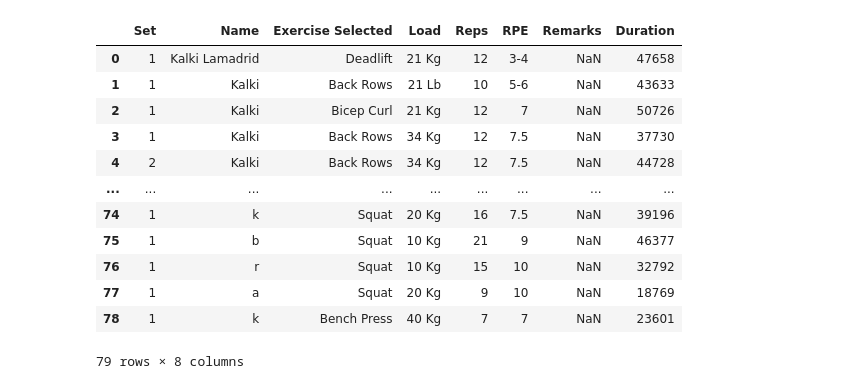
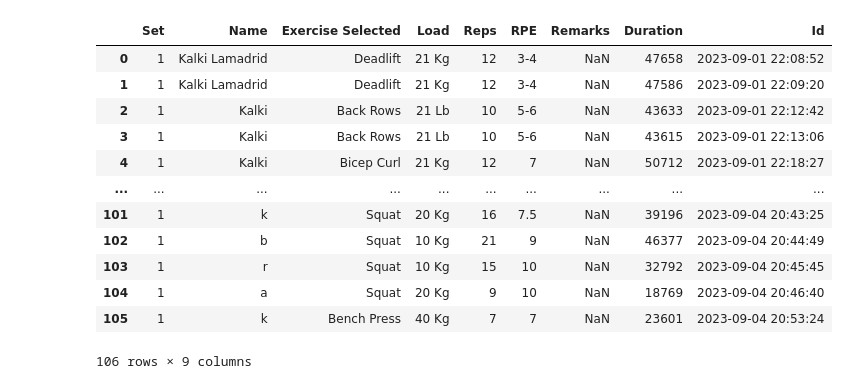
Before and after one commit to mujugen/MMDataViewer, a Jupyter notebook: script.ipynb, the cells around one changed output. Drawn from its saved outputs; the diff is of its cells as text; code cells hidden in the pictures.

```diff
--- a/script.ipynb
+++ b/script.ipynb
@@ -4,17 +4,21 @@ import matplotlib.pyplot as plt
 from datetime import datetime
 import matplotlib.gridspec as gridspec
 import textwrap
+import os
 
-def load_data(file_path, column_time, record_index):
+def load_data(file_path, column_time):
     df = pd.read_csv(file_path)
 
     # Remove rows where TimeIndice is NaN
     df = df[df[column_time].notna()]
 
+    return df
+
+def extract_timestamps(df, column_time, record_index):
     series_time = df[column_time].iloc[record_index]
     timestamps = [datetime.strptime(x.strip(), '%H:%M:%S.%f') for x in series_time.split(';') if x.strip()]
 
-    return df, timestamps
+    return timestamps
 
 def plot_data(df, timestamps, columns, record_index):
     n = len(columns)
@@ -55,11 +59,28 @@ def plot_data(df, timestamps, columns, record_index):
     plt.tight_layout()
     plt.show()
 
-file_path = "./sep5.csv"
-column_time = 'TimeIndice'
-record_index = -1  # make sure this index is still valid after filtering NaN
-time_series_columns = ['HeartRate', 'VelocityX', 'VelocityY', 'VelocityZ', 'RotationX', 'RotationY', 'RotationZ']
+# Get a list of CSV files in the current directory
+csv_files = [file for file in os.listdir('./') if file.endswith('.csv')]
 
-df, timestamps = load_data(file_path, column_time, record_index)
-plot_data(df, timestamps, time_series_columns, record_index)
+# Initialize an empty dataframe to store concatenated data
+all_data = pd.DataFrame()
+
+# Iterate over CSV files and concatenate them
+for file_path in csv_files:
+    df = load_data(file_path, column_time)
+    all_data = pd.concat([all_data, df], ignore_index=True)
+
+# Remove duplicates based on all columns except "Id"
+all_data = all_data.drop_duplicates(subset=all_data.columns.difference(['Id']))
+
+# Sort the concatenated dataframe based on the "Id" column
+all_data['Id'] = pd.to_datetime(all_data['Id'])
+all_data = all_data.sort_values(by='Id')
+
+# Reset the index after sorting
+all_data = all_data.reset_index(drop=True)
+
+# Extract timestamps and plot the data
+timestamps = extract_timestamps(all_data, column_time, record_index)
+plot_data(all_data, timestamps, time_series_columns, record_index)
 # %% [output]
@@ -67,16 +88,16 @@ plot_data(df, timestamps, time_series_columns, record_index)
 # %%
-df.loc[:,['Set', 'Name', 'Exercise Selected', 'Load', 'Reps', 'RPE', 'Remarks', 'Duration']]
+all_data.loc[:,['Set', 'Name', 'Exercise Selected', 'Load', 'Reps', 'RPE', 'Remarks', 'Duration', 'Id']]
 # %% [output]
-|  | Set | Name | Exercise Selected | Load | Reps | RPE | Remarks | Duration |
-| 0 | 1 | Kalki Lamadrid | Deadlift | 21 Kg | 12 | 3-4 | NaN | 47658 |
-| 1 | 1 | Kalki | Back Rows | 21 Lb | 10 | 5-6 | NaN | 43633 |
-| 2 | 1 | Kalki | Bicep Curl | 21 Kg | 12 | 7 | NaN | 50726 |
-| 3 | 1 | Kalki | Back Rows | 34 Kg | 12 | 7.5 | NaN | 37730 |
-| 4 | 2 | Kalki | Back Rows | 34 Kg | 12 | 7.5 | NaN | 44728 |
-| ... | ... | ... | ... | ... | ... | ... | ... | ... |
-| 74 | 1 | k | Squat | 20 Kg | 16 | 7.5 | NaN | 39196 |
-| 75 | 1 | b | Squat | 10 Kg | 21 | 9 | NaN | 46377 |
-| 76 | 1 | r | Squat | 10 Kg | 15 | 10 | NaN | 32792 |
-| 77 | 1 | a | Squat | 20 Kg | 9 | 10 | NaN | 18769 |
-| 78 | 1 | k | Bench Press | 40 Kg | 7 | 7 | NaN | 23601 |
+|  | Set | Name | Exercise Selected | Load | Reps | RPE | Remarks | Duration | Id |
+| 0 | 1 | Kalki Lamadrid | Deadlift | 21 Kg | 12 | 3-4 | NaN | 47658 | 2023-09-01 22:08:52 |
+| 1 | 1 | Kalki Lamadrid | Deadlift | 21 Kg | 12 | 3-4 | NaN | 47586 | 2023-09-01 22:09:20 |
+| 2 | 1 | Kalki | Back Rows | 21 Lb | 10 | 5-6 | NaN | 43633 | 2023-09-01 22:12:42 |
+| 3 | 1 | Kalki | Back Rows | 21 Lb | 10 | 5-6 | NaN | 43615 | 2023-09-01 22:13:06 |
+| 4 | 1 | Kalki | Bicep Curl | 21 Kg | 12 | 7 | NaN | 50712 | 2023-09-01 22:18:27 |
+| ... | ... | ... | ... | ... | ... | ... | ... | ... | ... |
+| 101 | 1 | k | Squat | 20 Kg | 16 | 7.5 | NaN | 39196 | 2023-09-04 20:43:25 |
+| 102 | 1 | b | Squat | 10 Kg | 21 | 9 | NaN | 46377 | 2023-09-04 20:44:49 |
+| 103 | 1 | r | Squat | 10 Kg | 15 | 10 | NaN | 32792 | 2023-09-04 20:45:45 |
+| 104 | 1 | a | Squat | 20 Kg | 9 | 10 | NaN | 18769 | 2023-09-04 20:46:40 |
+| 105 | 1 | k | Bench Press | 40 Kg | 7 | 7 | NaN | 23601 | 2023-09-04 20:53:24 |
-79 rows × 8 columns
+106 rows × 9 columns
```
Also changed, not shown: parts of 5 cells of this notebook, 4 other files.
